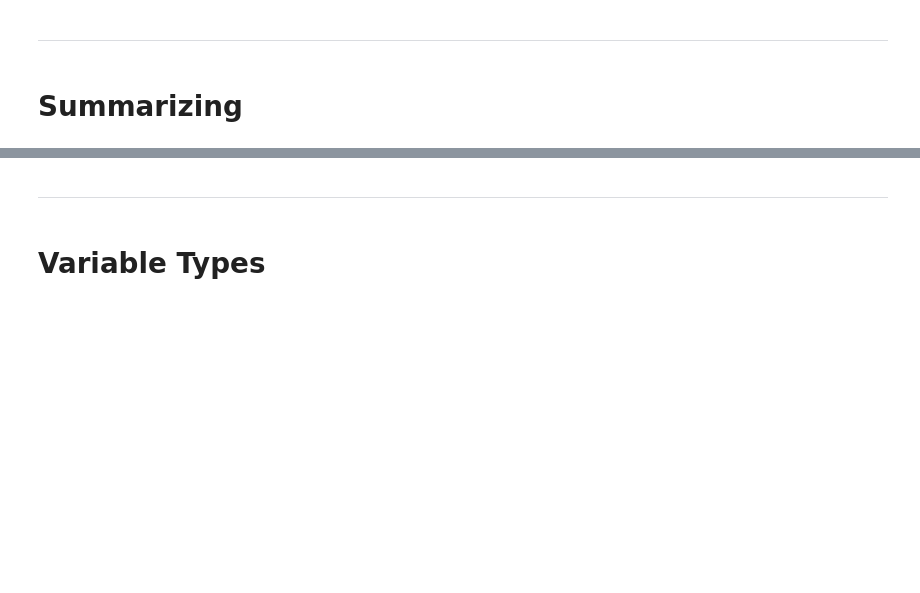
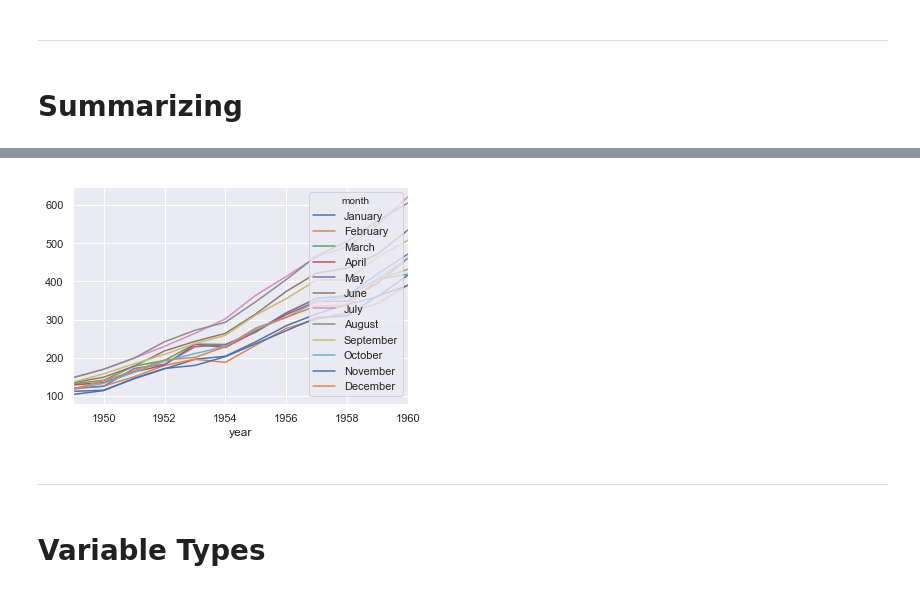
Before and after one commit to juliuskittler/templates, a Jupyter notebook: Visualisation/Pandas.ipynb, the cells around one changed output, grey strips where cells are left out. Saved outputs shown, nothing was run; the diff lists cells and outputs as text; code cells hidden in the pictures; blank space fills up the shorter version.

```diff
--- a/Visualisation/Pandas.ipynb
+++ b/Visualisation/Pandas.ipynb
@@ -377,0 +400,3 @@ df.groupby("cut").min().select_dtypes(include=['int', "float"]) # get min/max/me
+# %%
+df_piv = df.pivot(index="year", columns="month", values="passengers")
+df_piv.head()
@@ -378,3 +411,7 @@ df.groupby("cut").min().select_dtypes(include=['int', "float"]) # get min/max/me
+# %%
+df_piv.plot();
+# %% [output]
+[figure, added]
 # %% [markdown]
 ***
 # %% [markdown]
```
Also changed, not shown: parts of 8 cells of this notebook, 1 other file.
